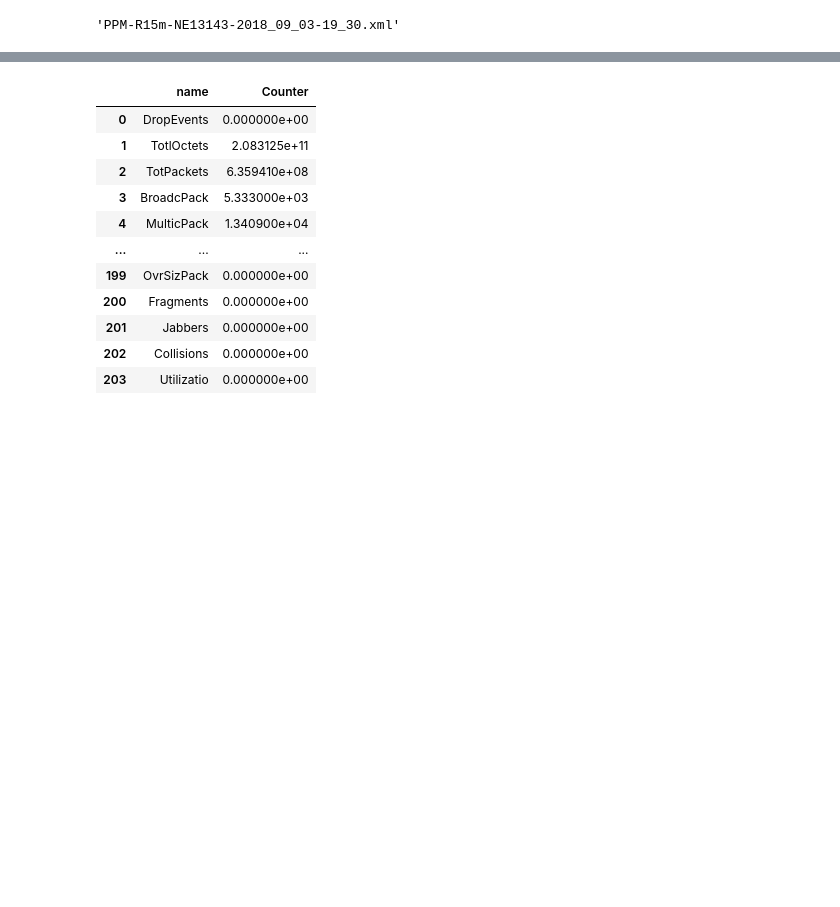
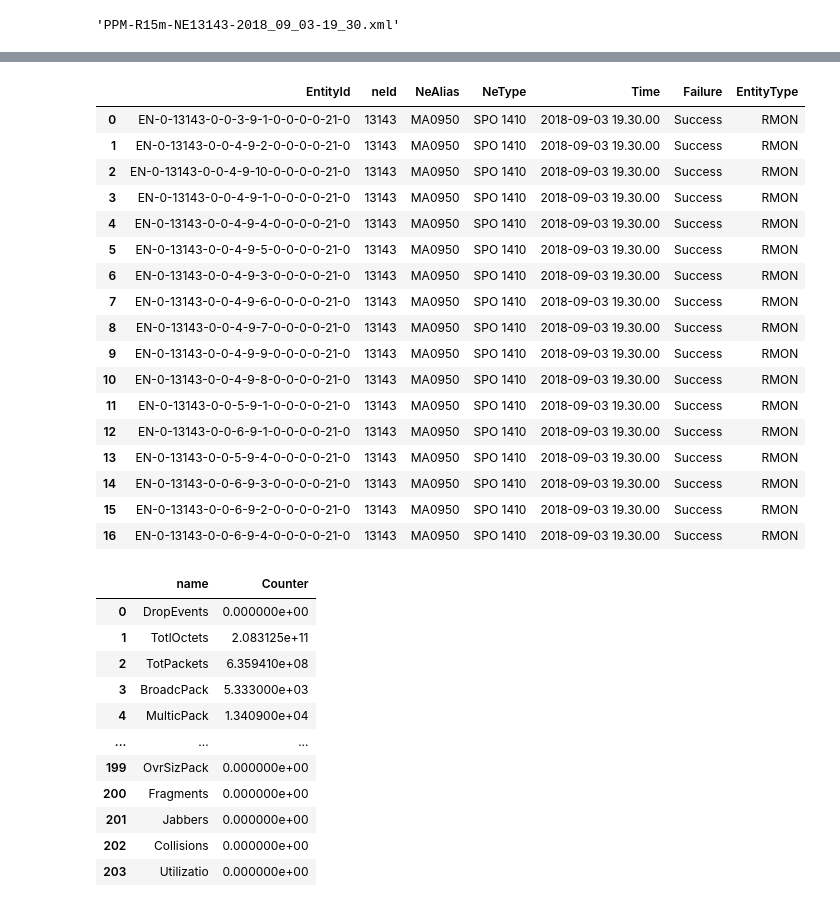
Before and after one commit to amirtaherkhani/Xml-Parser, a Jupyter notebook: xml_parser.ipynb, the cells around one changed output, grey strips where cells are left out. Saved outputs shown, nothing was run; the diff lists cells and outputs as text; code cells hidden in the pictures; blank space fills up the shorter version.

```diff
--- a/xml_parser.ipynb
+++ b/xml_parser.ipynb
@@ -127,0 +199,5 @@ Compliance.drop(columns=["complianceId","complianceType"])
+# %%
+EntityIdentity = EntityIdentity.drop(columns=["entityTypeId"]).rename(columns={"EntityIdentity":"EntityType"})
+%time Entity=pd.concat([Entity,EntityIdentity],axis=1)
+Entity
+# %% [output]
@@ -128,3 +206,21 @@ Compliance.drop(columns=["complianceId","complianceType"])
+|  | EntityId | neId | NeAlias | NeType | Time | Failure | EntityType |
+| 0 | EN-0-13143-0-0-3-9-1-0-0-0-0-21-0 | 13143 | MA0950 | SPO 1410 | 2018-09-03 19.30.00 | Success | RMON |
+| 1 | EN-0-13143-0-0-4-9-2-0-0-0-0-21-0 | 13143 | MA0950 | SPO 1410 | 2018-09-03 19.30.00 | Success | RMON |
+| 2 | EN-0-13143-0-0-4-9-10-0-0-0-0-21-0 | 13143 | MA0950 | SPO 1410 | 2018-09-03 19.30.00 | Success | RMON |
+| 3 | EN-0-13143-0-0-4-9-1-0-0-0-0-21-0 | 13143 | MA0950 | SPO 1410 | 2018-09-03 19.30.00 | Success | RMON |
+| 4 | EN-0-13143-0-0-4-9-4-0-0-0-0-21-0 | 13143 | MA0950 | SPO 1410 | 2018-09-03 19.30.00 | Success | RMON |
+| 5 | EN-0-13143-0-0-4-9-5-0-0-0-0-21-0 | 13143 | MA0950 | SPO 1410 | 2018-09-03 19.30.00 | Success | RMON |
+| 6 | EN-0-13143-0-0-4-9-3-0-0-0-0-21-0 | 13143 | MA0950 | SPO 1410 | 2018-09-03 19.30.00 | Success | RMON |
+| 7 | EN-0-13143-0-0-4-9-6-0-0-0-0-21-0 | 13143 | MA0950 | SPO 1410 | 2018-09-03 19.30.00 | Success | RMON |
+| 8 | EN-0-13143-0-0-4-9-7-0-0-0-0-21-0 | 13143 | MA0950 | SPO 1410 | 2018-09-03 19.30.00 | Success | RMON |
+| 9 | EN-0-13143-0-0-4-9-9-0-0-0-0-21-0 | 13143 | MA0950 | SPO 1410 | 2018-09-03 19.30.00 | Success | RMON |
+| 10 | EN-0-13143-0-0-4-9-8-0-0-0-0-21-0 | 13143 | MA0950 | SPO 1410 | 2018-09-03 19.30.00 | Success | RMON |
+| 11 | EN-0-13143-0-0-5-9-1-0-0-0-0-21-0 | 13143 | MA0950 | SPO 1410 | 2018-09-03 19.30.00 | Success | RMON |
+| 12 | EN-0-13143-0-0-6-9-1-0-0-0-0-21-0 | 13143 | MA0950 | SPO 1410 | 2018-09-03 19.30.00 | Success | RMON |
+| 13 | EN-0-13143-0-0-5-9-4-0-0-0-0-21-0 | 13143 | MA0950 | SPO 1410 | 2018-09-03 19.30.00 | Success | RMON |
+| 14 | EN-0-13143-0-0-6-9-3-0-0-0-0-21-0 | 13143 | MA0950 | SPO 1410 | 2018-09-03 19.30.00 | Success | RMON |
+| 15 | EN-0-13143-0-0-6-9-2-0-0-0-0-21-0 | 13143 | MA0950 | SPO 1410 | 2018-09-03 19.30.00 | Success | RMON |
+| 16 | EN-0-13143-0-0-6-9-4-0-0-0-0-21-0 | 13143 | MA0950 | SPO 1410 | 2018-09-03 19.30.00 | Success | RMON |
 # %%
 Counter
 # %% [output]
```
Also changed, not shown: parts of 21 cells of this notebook.
